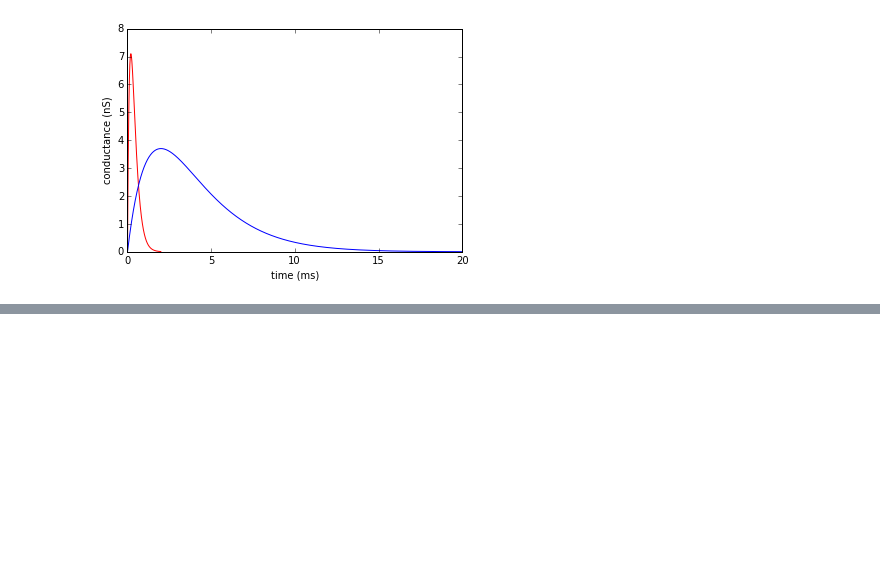
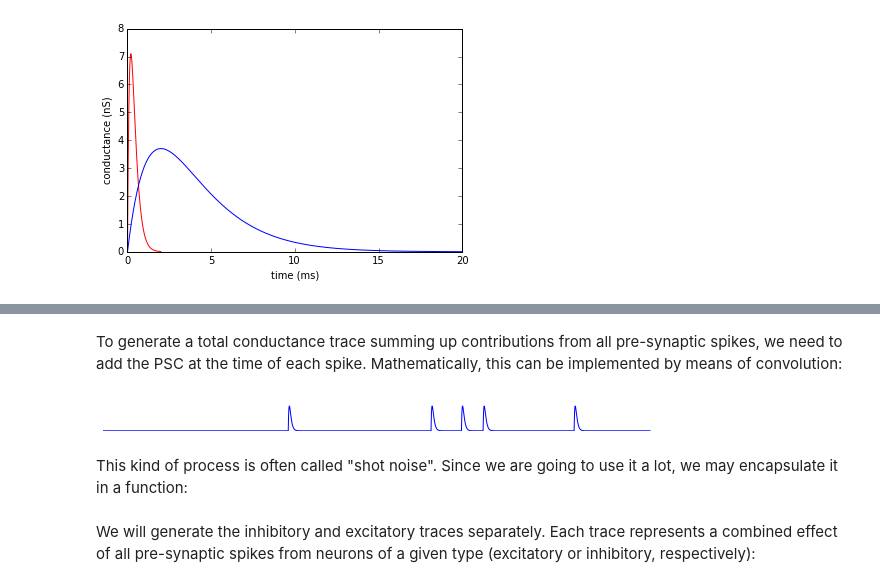
Before and after one commit to btel/python-in-neuroscience-tutorials, a Jupyter notebook: simulating_conductance_based_neuron.ipynb, the cells around one changed output, grey strips where cells are left out. Saved outputs shown, nothing was run; the diff lists cells and outputs as text; code cells hidden in the pictures; blank space fills up the shorter version.

```diff
--- a/simulating_conductance_based_neuron.ipynb
+++ b/simulating_conductance_based_neuron.ipynb
@@ -205,8 +224,23 @@ plt.ylabel('conductance (nS)')
+# %% [markdown]
+To generate a total conductance trace summing up contributions from all pre-synaptic spikes, we need to add the PSC at the time of each spike. Mathematically, this can be implemented by means of convolution:
+# %%
+conductance_trace = np.convolve(poisson_spikes, epsp, 'valid')
+plt.figure(figsize=(10, 0.5))
+plt.subplot(111, frameon=False)
+plt.plot(conductance_trace / nS)
+plt.xticks([])
+plt.yticks([]);
+# %% [output]
+[figure, added]
+# %% [markdown]
+This kind of process is often called "shot noise". Since we are going to use it a lot, we may encapsulate it in a function:
 # %%
 def shot_noise(fr, kernel, tmax, dt):
     poisson_spikes = np.random.rand(tmax/dt) < fr * dt
     shot_noise_trace = np.convolve(poisson_spikes, kernel, 'full')
     return shot_noise_trace[:len(poisson_spikes)]
+# %% [markdown]
+We will generate the inhibitory and excitatory traces separately. Each trace represents a combined effect of all pre-synaptic spikes from neurons of a given type (excitatory or inhibitory, respectively):
 # %%
 g_i = shot_noise(fr_i, ipsp, tmax, dt)
 g_e = shot_noise(fr_e, epsp, tmax, dt)
```
Also changed, not shown: parts of 15 cells of this notebook.
